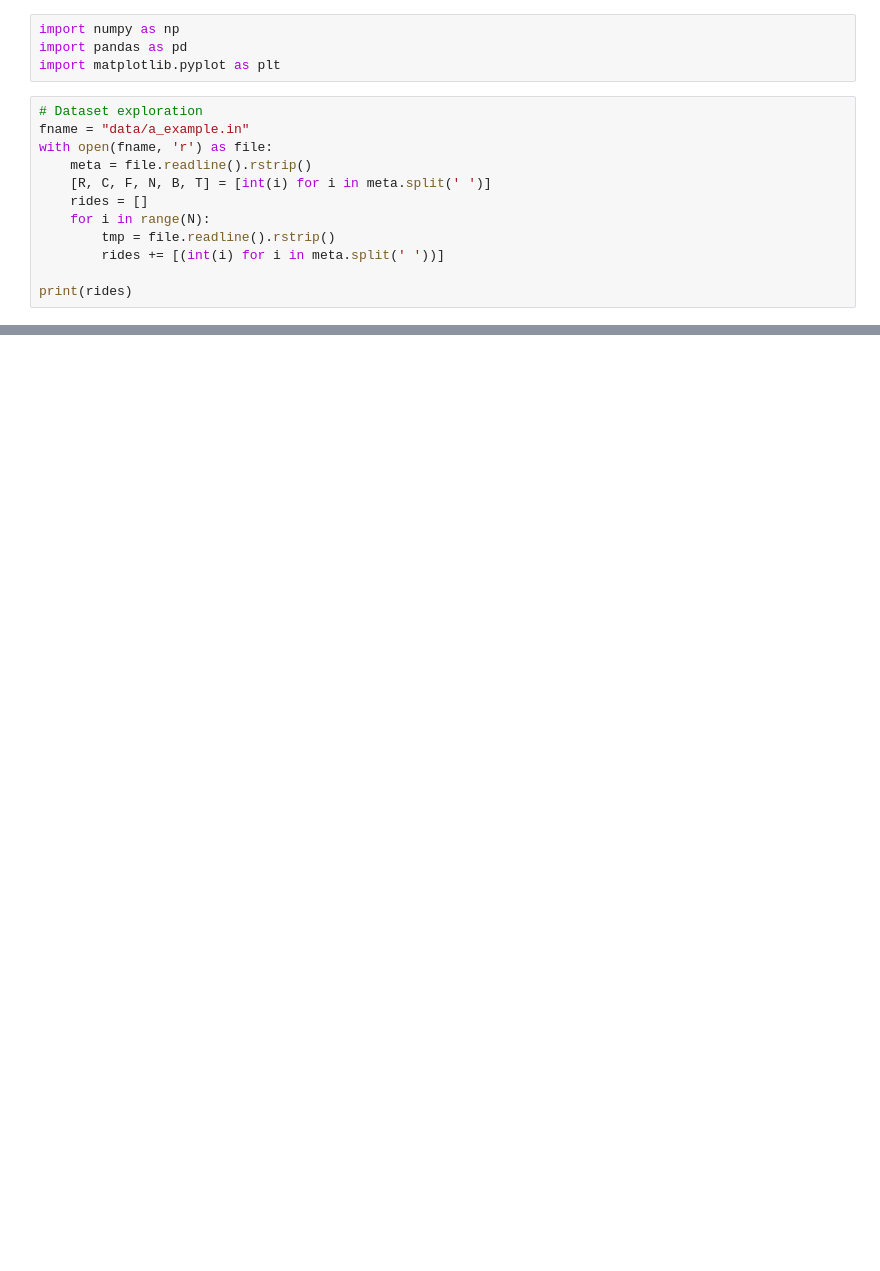
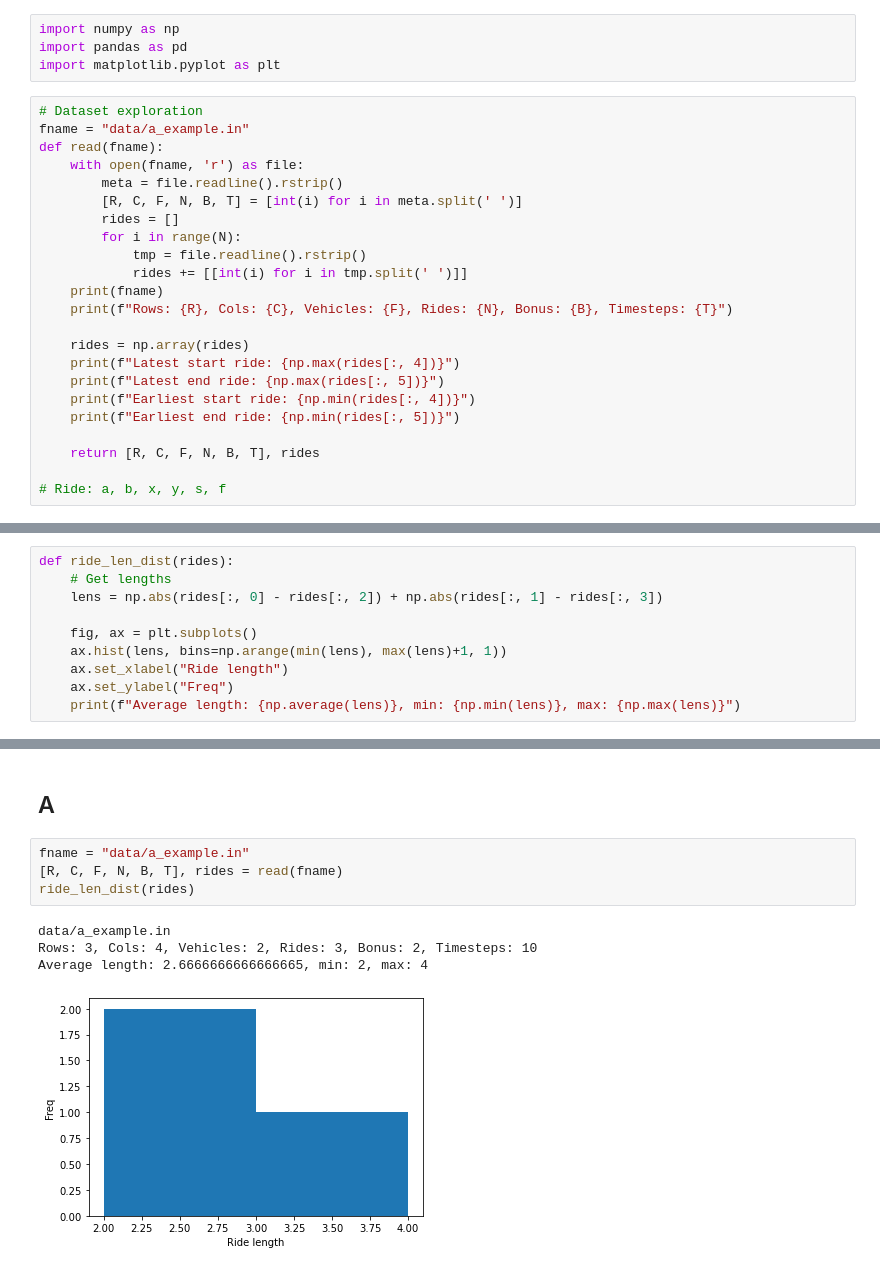
Before and after one commit to HashCode-ICL-2022/Self-Driving-Rides, a Jupyter notebook: playground.ipynb, the cells around one changed output, grey strips where cells are left out. Cells and saved outputs as stored; diff of their text form; blank space fills up the shorter version.

```diff
--- a/playground.ipynb
+++ b/playground.ipynb
@@ -5,12 +5,23 @@ import matplotlib.pyplot as plt
 # %%
 # Dataset exploration
 fname = "data/a_example.in"
-with open(fname, 'r') as file:
-    meta = file.readline().rstrip()
-    [R, C, F, N, B, T] = [int(i) for i in meta.split(' ')]
-    rides = []
-    for i in range(N):
-        tmp = file.readline().rstrip()
-        rides += [(int(i) for i in meta.split(' '))]
+def read(fname):
+    with open(fname, 'r') as file:
+        meta = file.readline().rstrip()
+        [R, C, F, N, B, T] = [int(i) for i in meta.split(' ')]
+        rides = []
+        for i in range(N):
+            tmp = file.readline().rstrip()
+            rides += [[int(i) for i in tmp.split(' ')]]
+    print(fname)
+    print(f"Rows: {R}, Cols: {C}, Vehicles: {F}, Rides: {N}, Bonus: {B}, Timesteps: {T}")
 
-print(rides)
+    rides = np.array(rides)
+    print(f"Latest start ride: {np.max(rides[:, 4])}")
+    print(f"Latest end ride: {np.max(rides[:, 5])}")
+    print(f"Earliest start ride: {np.min(rides[:, 4])}")
+    print(f"Earliest end ride: {np.min(rides[:, 5])}")
+
+    return [R, C, F, N, B, T], rides
+
+# Ride: a, b, x, y, s, f
@@ -18,0 +28,10 @@ FileNotFoundError: [Errno 2] No such file or directory: 'data/a_example.in'
+# %%
+def ride_len_dist(rides):
+    # Get lengths
+    lens = np.abs(rides[:, 0] - rides[:, 2]) + np.abs(rides[:, 1] - rides[:, 3])
+
+    fig, ax = plt.subplots()
+    ax.hist(lens, bins=np.arange(min(lens), max(lens)+1, 1))
+    ax.set_xlabel("Ride length")
+    ax.set_ylabel("Freq")
+    print(f"Average length: {np.average(lens)}, min: {np.min(lens)}, max: {np.max(lens)}")
@@ -18,0 +64,11 @@ FileNotFoundError: [Errno 2] No such file or directory: 'data/a_example.in'
+# %% [markdown]
+## A
+# %%
+fname = "data/a_example.in"
+[R, C, F, N, B, T], rides = read(fname)
+ride_len_dist(rides)
+# %% [output]
+data/a_example.in
+Rows: 3, Cols: 4, Vehicles: 2, Rides: 3, Bonus: 2, Timesteps: 10
+Average length: 2.6666666666666665, min: 2, max: 4
+[figure, added]
```
Also changed, not shown: parts of 21 cells of this notebook.
